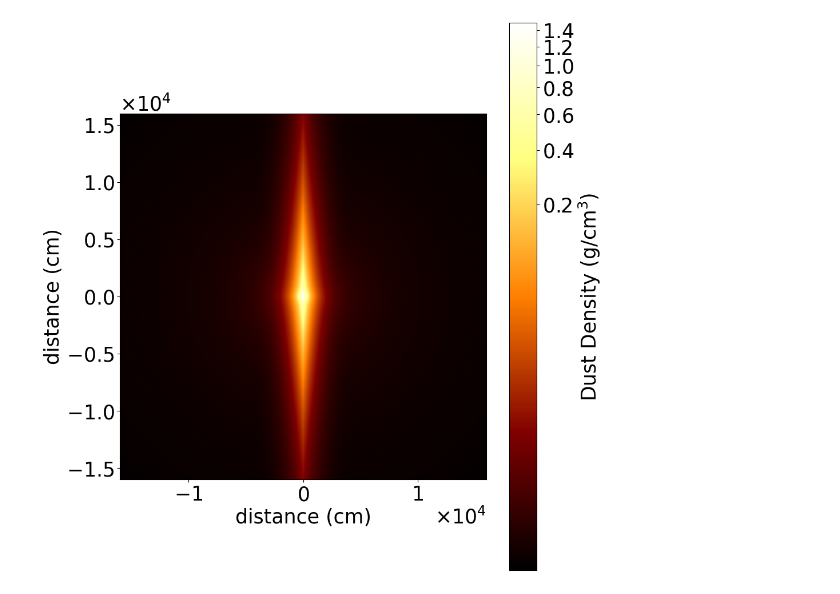
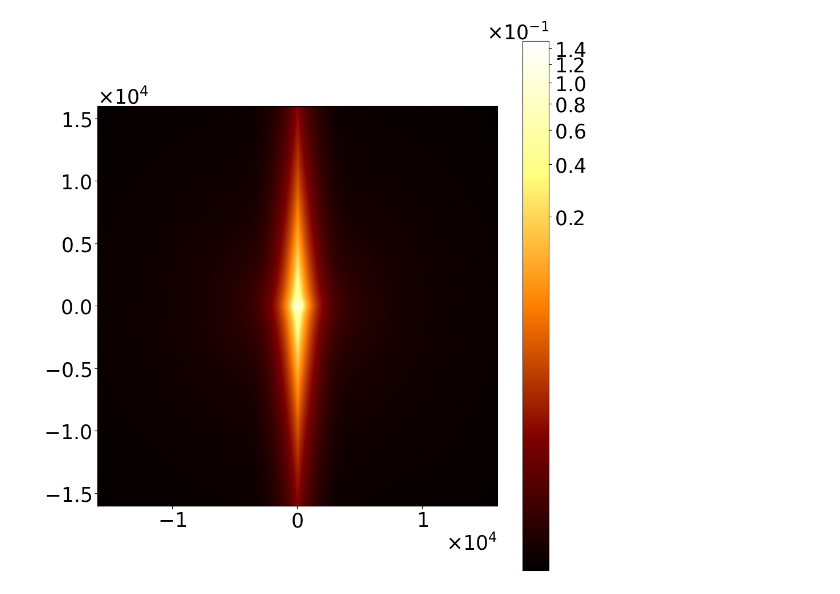
Before and after one commit to yunqibillyli/siltsong, a Jupyter notebook: MW.ipynb, the cells around one changed output. Saved outputs shown, nothing was run; the diff lists cells and outputs as text; code cells hidden in the pictures.

```diff
--- a/MW.ipynb
+++ b/MW.ipynb
@@ -9,8 +9,8 @@ from siltsong.stars import blackbody
 # %%
 view_length = 32000
 distance_steps = 200
-theta_steps = 360
-phi_steps = 360
+theta_steps = 1
+phi_steps = 1
 distance_substeps = 10
 dr = view_length / 2 / distance_steps
 ds = dr / distance_substeps
@@ -28,9 +28,15 @@ inclination = pi * (inclination_degrees / 180)
 sin_inc = sin(inclination)
 cos_inc = cos(inclination)
 
-ms_count = 1e5
+ms_count = 1
 
 wavelength = 5.47e-5
+
+rho0_disk = 0.1
+Rd = 2500
+zd = 300
+rb = 500
+rho0_bulge = 0.05
 # %%
 central_source = 0 # blackbody(wavelength, temperature = 1e8)
 
@@ -42,16 +48,9 @@ def scattering_phase_function(angle):
     return 0
 # %%
 def density_cartesian(x, y, z):
+
     R = np.sqrt(x ** 2 + y ** 2)
-
-    rho0_disk = 1.0
-    Rd = 2500
-    zd = 300
-    rho0_bulge = 0.5
-    rb = 500
-
     disk_density = rho0_disk * np.exp(-R / Rd) * np.exp(-np.abs(z) / zd)
-
     r = np.sqrt(x ** 2 + y ** 2 + z ** 2)
     bulge_density = rho0_bulge / (1 + (r / rb) ** 2) ** (2.5)
 
@@ -61,9 +60,9 @@ def density_spherical(r, theta):
     x, y, z = spherical_to_cartesian(r, theta, 0)
     return density_cartesian(x, y, z)
 # %%
-plot_density_powernorm(density_cartesian, view_length, power = 0.2) # sorry the distance and density units...
+plot_density_powernorm(density_cartesian, view_length, power = 0.2, units = 'None') # sorry the distance and density units...
 # %% [output]
-[figure, old version]
+[figure, new version]
 # %%
 image = radiative_transfer(view_length, inclination_degrees, resolution,
                            central_source,
```
Also changed, not shown: parts of 3 cells of this notebook.
